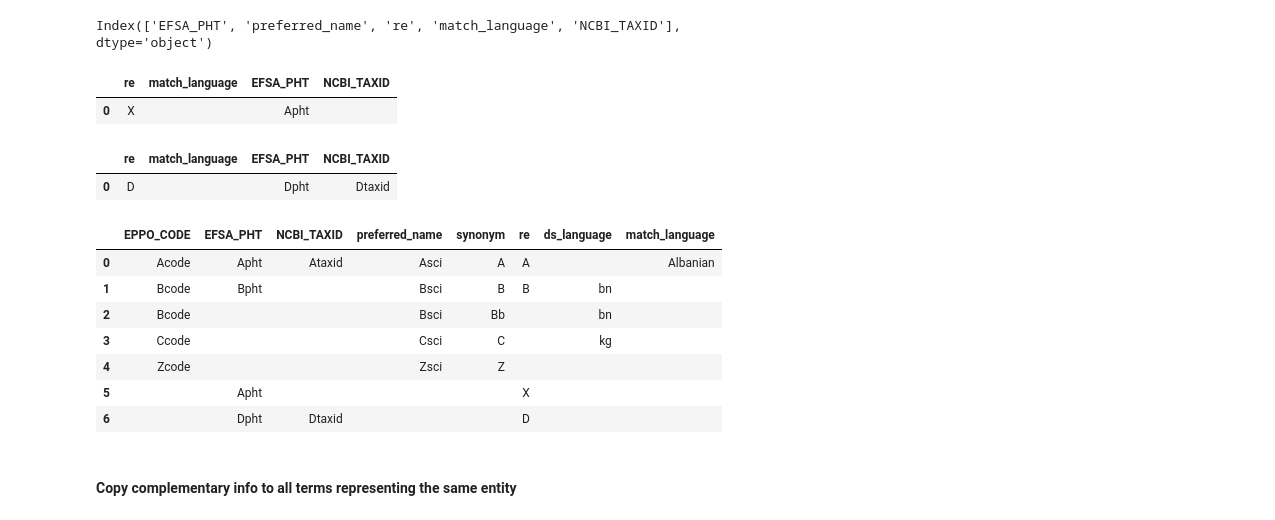
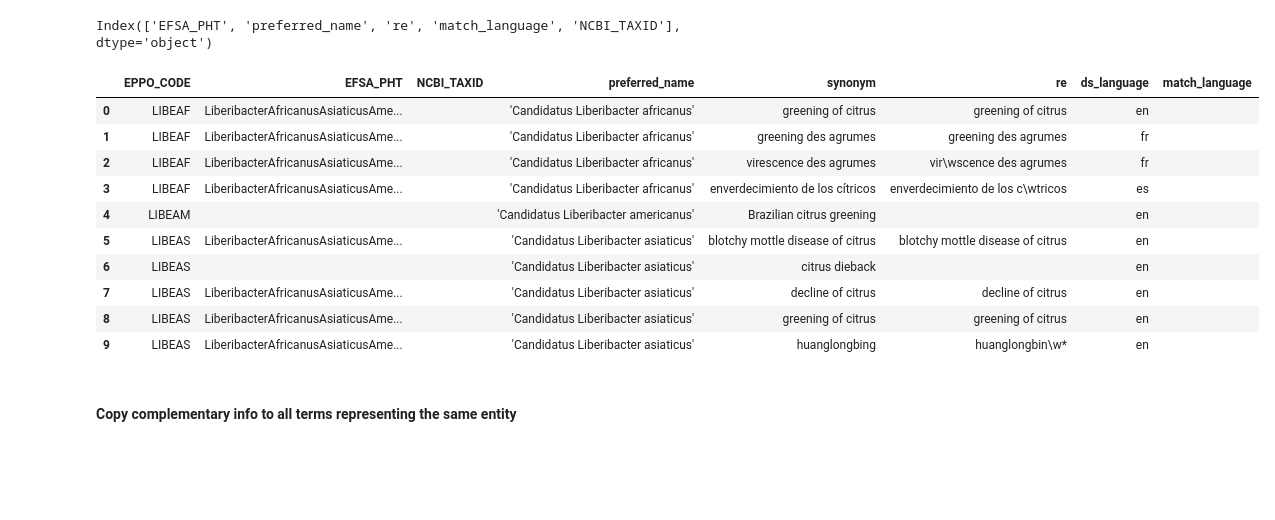
Before and after one commit to e-lubrini/quarantine-organisms-kr-nlp, a Jupyter notebook: lexical_resources/main.ipynb, the cells around one changed output. Saved outputs shown, nothing was run; the diff lists cells and outputs as text; code cells hidden in the pictures; blank space fills up the shorter version.

```diff
--- a/lexical_resources/main.ipynb
+++ b/lexical_resources/main.ipynb
@@ -1,6 +1,6 @@
 # %%
-SAMPLE = True
-SAMPLE_SUFFIX = '_dummy' # for input and output files
+SAMPLE = False
+SAMPLE_SUFFIX = '_dummy' # for input and output files when sample mode is active
 # %% [markdown]
 #  Lexical Resource (LR) for output
 # %% [markdown]
@@ -380,46 +421,44 @@ for prep_efsa_db_i in tqdm(range(len(prep_efsa_db))):
         ## matching conditions
         #match_1 = eppo_synonym and eppo_synonym == synonym
         match_2= re.fullmatch(str(pattern), str(eppo_synonym))
         match_3 = eppo_taxid and taxid == eppo_taxid
 
         ## if re matches, add: re, efsa key, language, taxid
         sci_name = prep_efsa_db['preferred_name'][prep_efsa_db_i]
 
         ## check it's the same entity first
         #if eppo_sci_name == sci_name:
         if match_2 or match_3:
 
             # assign info to matching row
             eppo_efsa_final_db['re'][eppo_efsa_final_db_i] = pattern
             eppo_efsa_final_db['EFSA_PHT'][eppo_efsa_final_db_i] = prep_efsa_db['EFSA_PHT'][prep_efsa_db_i]
             eppo_efsa_final_db['match_language'][eppo_efsa_final_db_i] = match_lang
 
             eppo_efsa_final_db['NCBI_TAXID'][eppo_efsa_final_db_i] = max(taxid, eppo_taxid)
             eppo_efsa_final_db['synonym'][eppo_efsa_final_db_i] = eppo_synonym
             match_found = True
 
     ## else, if no matches, add new line = re, syn, key, language, taxid
     if not match_found:
         pattern = prep_efsa_db['re'][prep_efsa_db_i]
 
         new_efsa_row = pd.DataFrame([[pattern, match_lang, efsa_pht, taxid]], columns=['re', 'match_language', 'EFSA_PHT', 'NCBI_TAXID'])
-        display(new_efsa_row)
         eppo_efsa_final_db = pd.concat([eppo_efsa_final_db, new_efsa_row], ignore_index=True).fillna('')
 
 eppo_efsa_final_db.head(10)
 # %% [output]
-|  | re | match_language | EFSA_PHT | NCBI_TAXID |
-| 0 | X |  | Apht |  |
+|  | EPPO_CODE | EFSA_PHT | NCBI_TAXID | preferred_name | synonym | re | ds_language | match_language |
+| 0 | LIBEAF | LiberibacterAfricanusAsiaticusAme... |  | 'Candidatus Liberibacter africanus' | greening of citrus | greening of citrus | en |  |
+| 1 | LIBEAF | LiberibacterAfricanusAsiaticusAme... |  | 'Candidatus Liberibacter africanus' | greening des agrumes | greening des agrumes | fr |  |
+| 2 | LIBEAF | LiberibacterAfricanusAsiaticusAme... |  | 'Candidatus Liberibacter africanus' | virescence des agrumes | vir\wscence des agrumes | fr |  |
+| 3 | LIBEAF | LiberibacterAfricanusAsiaticusAme... |  | 'Candidatus Liberibacter africanus' | enverdecimiento de los cítricos | enverdecimiento de los c\wtricos | es |  |
+| 4 | LIBEAM |  |  | 'Candidatus Liberibacter americanus' | Brazilian citrus greening |  | en |  |
+| 5 | LIBEAS | LiberibacterAfricanusAsiaticusAme... |  | 'Candidatus Liberibacter asiaticus' | blotchy mottle disease of citrus | blotchy mottle disease of citrus | en |  |
+| 6 | LIBEAS |  |  | 'Candidatus Liberibacter asiaticus' | citrus dieback |  | en |  |
+| 7 | LIBEAS | LiberibacterAfricanusAsiaticusAme... |  | 'Candidatus Liberibacter asiaticus' | decline of citrus | decline of citrus | en |  |
+| 8 | LIBEAS | LiberibacterAfricanusAsiaticusAme... |  | 'Candidatus Liberibacter asiaticus' | greening of citrus | greening of citrus | en |  |
+| 9 | LIBEAS | LiberibacterAfricanusAsiaticusAme... |  | 'Candidatus Liberibacter asiaticus' | huanglongbing | huanglongbin\w* | en |  |
-|  | re | match_language | EFSA_PHT | NCBI_TAXID |
-| 0 | D |  | Dpht | Dtaxid |
-|  | EPPO_CODE | EFSA_PHT | NCBI_TAXID | preferred_name | synonym | re | ds_language | match_language |
-| 0 | Acode | Apht | Ataxid | Asci | A | A |  | Albanian |
-| 1 | Bcode | Bpht |  | Bsci | B | B | bn |  |
-| 2 | Bcode |  |  | Bsci | Bb |  | bn |  |
-| 3 | Ccode |  |  | Csci | C |  | kg |  |
-| 4 | Zcode |  |  | Zsci | Z |  |  |  |
-| 5 |  | Apht |  |  |  | X |  |  |
-| 6 |  | Dpht | Dtaxid |  |  | D |  |  |
 # %% [markdown]
 #### Copy complementary info to all terms representing the same entity
 # %%
```
Also changed, not shown: parts of 11 cells of this notebook.
